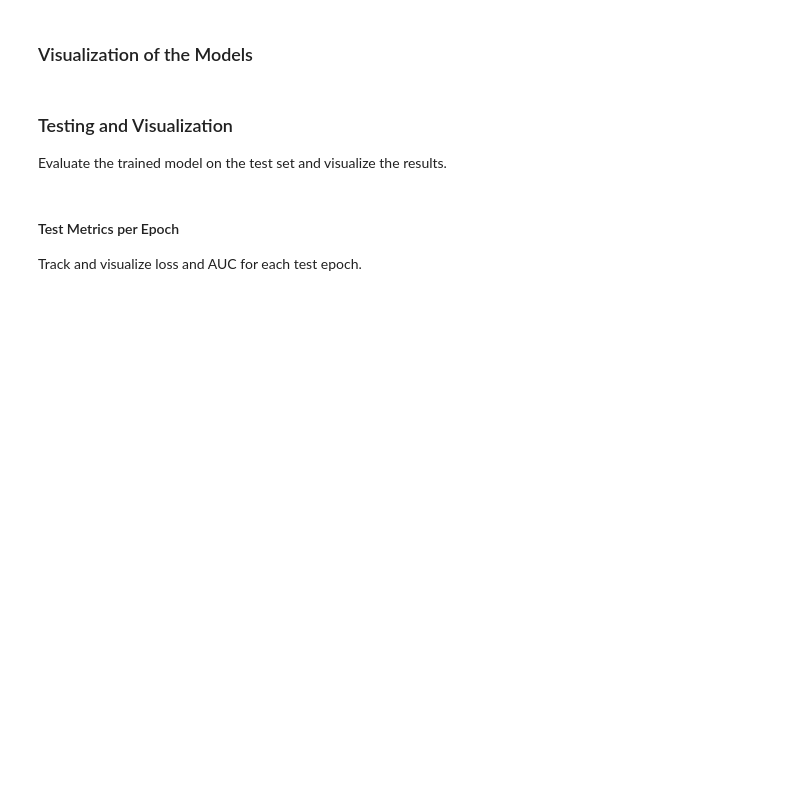
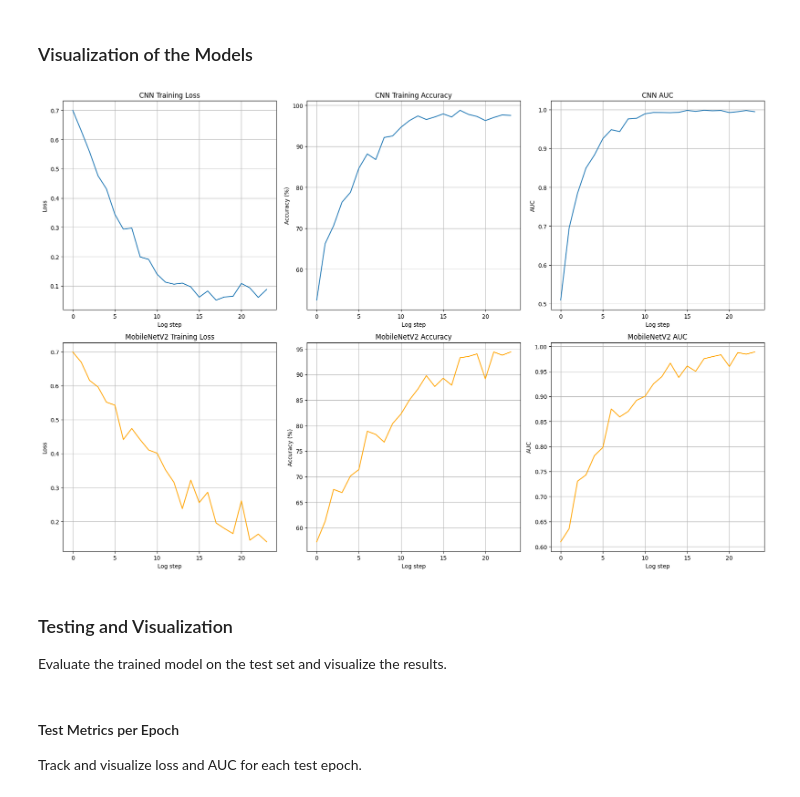
Before and after one commit to jobsalhi/Fake-Vs-Real-Image-detection, a Jupyter notebook: explore.ipynb, the cells around one changed output. Saved outputs shown, nothing was run; the diff lists cells and outputs as text; code cells hidden in the pictures; blank space fills up the shorter version.

```diff
--- a/explore.ipynb
+++ b/explore.ipynb
@@ -380,10 +398,12 @@ torch.save(net.state_dict(), "fake_image_model.pth")
 # %%
 import torchvision.models as models
 import torch.nn as nn
-
+import torch.optim as optim
 # Load MobileNetV2 with pretrained weights
-mobilenet = models.mobilenet_v2(weights=None.DEFAULT)
-
+mobilenet = models.mobilenet_v2(weights=None)
+device = torch.device("cuda" if torch.cuda.is_available() else "cpu")
+criterion = nn.CrossEntropyLoss()
+optimizer = optim.Adam(mobilenet.parameters(), lr=1e-4)
 # Replace final layer for binary classification (1 output)
 mobilenet.classifier[1] = nn.Linear(mobilenet.classifier[1].in_features, 1)
 
@@ -457,4 +477,4 @@ for epoch in range(epochs_count):  # loop over the dataset multiple times
     print(f'Epoch {epoch + 1} done.\n')
 
 print('Finished Training')
-torch.save(mobilenet.state_dict(), "fake_image_model_mobilenet.pth")
+torch.save(mobilenet.state_dict(), "fake_image_model_mobilenetCPU.pth")
@@ -483,38 +521,40 @@ plt.ylabel("Accuracy (%)")
 plt.grid(True)
 
 plt.subplot(2, 3, 3)
-plt.plot(steps, cnn_aucs, label="CNN AUC")
+plt.plot(steps, cnn_auc_scores, label="CNN AUC")
 plt.title("CNN AUC")
 plt.xlabel("Log step")
 plt.ylabel("AUC")
 plt.grid(True)
 
 # === MobileNet ===
-steps = range(len(mobilenet_losses))
+steps = range(len(mobilNet_losses))
 
 plt.subplot(2, 3, 4)
-plt.plot(steps, mobilenet_losses, label="MobileNet Loss", color='orange')
+plt.plot(steps, mobilNet_losses, label="MobileNet Loss", color='orange')
 plt.title("MobileNetV2 Training Loss")
 plt.xlabel("Log step")
 plt.ylabel("Loss")
 plt.grid(True)
 
 plt.subplot(2, 3, 5)
-plt.plot(steps, mobilenet_accuracies, label="MobileNet Accuracy", color='orange')
+plt.plot(steps, mobilNet_accuracies, label="MobileNet Accuracy", color='orange')
 plt.title("MobileNetV2 Accuracy")
 plt.xlabel("Log step")
 plt.ylabel("Accuracy (%)")
 plt.grid(True)
 
 plt.subplot(2, 3, 6)
-plt.plot(steps, mobilenet_aucs, label="MobileNet AUC", color='orange')
+plt.plot(steps, mobilNet_auc_scores, label="MobileNet AUC", color='orange')
 plt.title("MobileNetV2 AUC")
 plt.xlabel("Log step")
 plt.ylabel("AUC")
 plt.grid(True)
 
 plt.tight_layout()
 plt.show()
+# %% [output]
+[figure, added]
 # %% [markdown]
 ### Testing and Visualization
 Evaluate the trained model on the test set and visualize the results.
```
Also changed, not shown: parts of 10 cells of this notebook.
